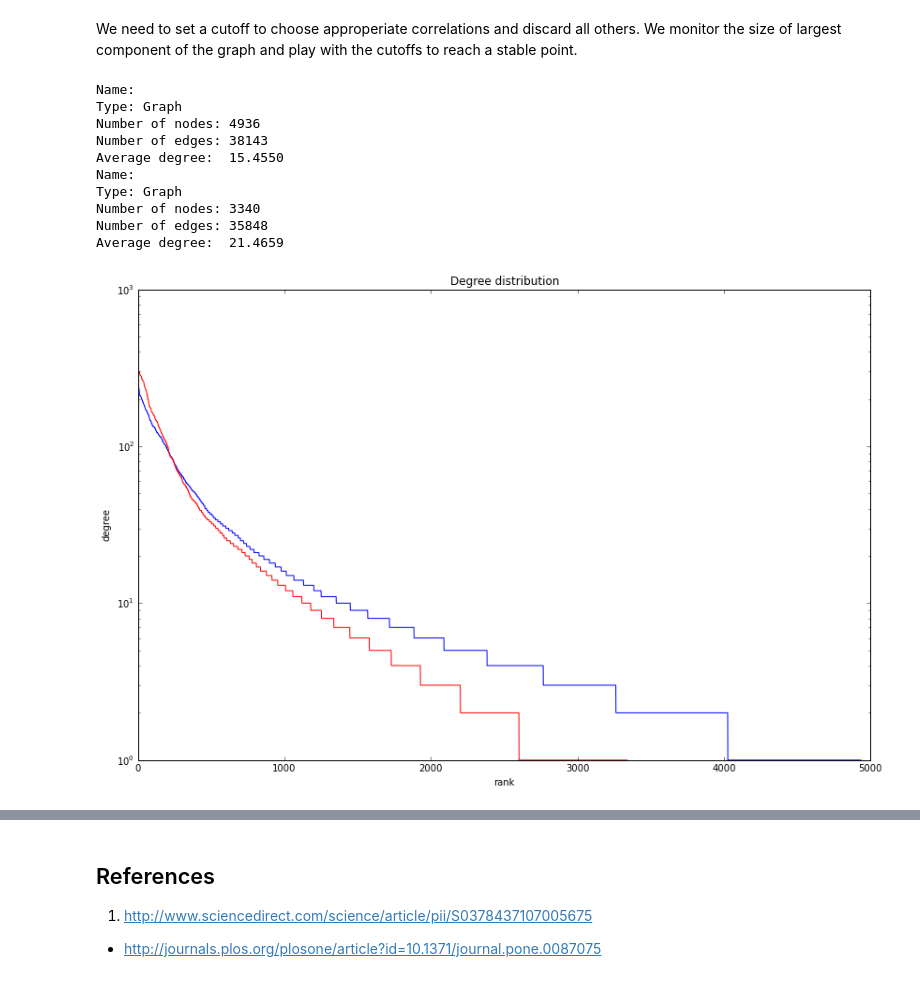
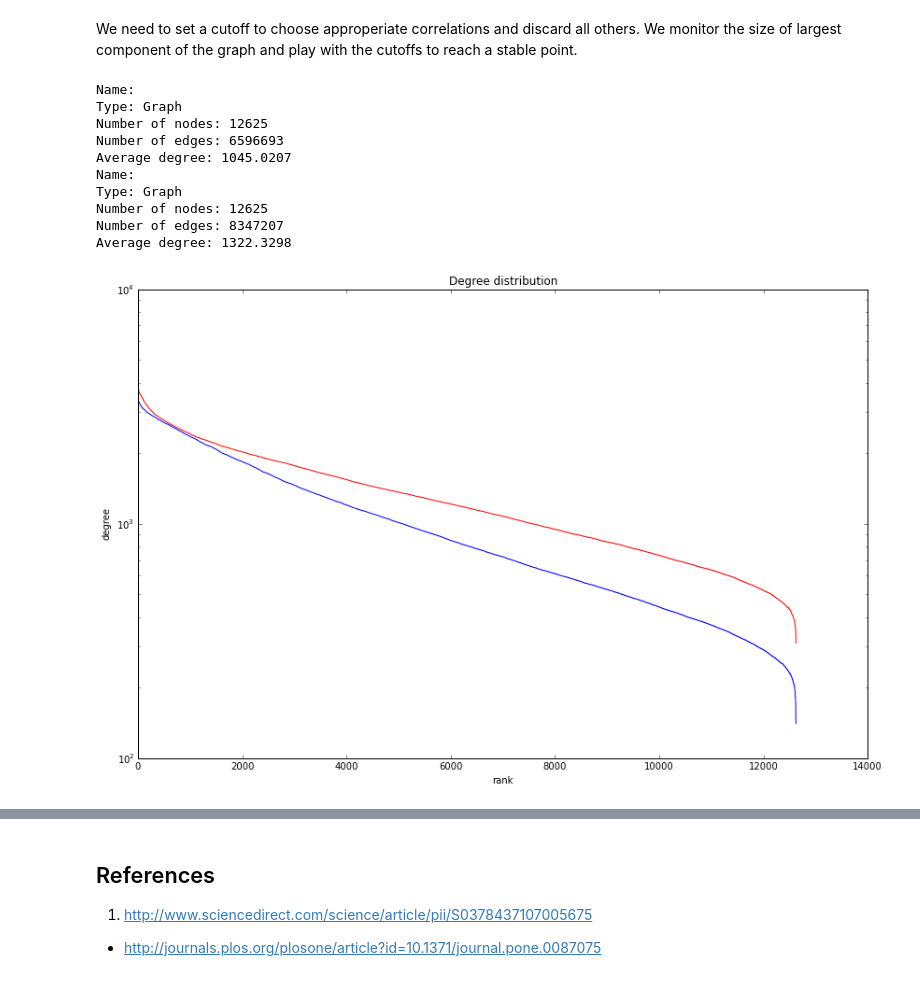
Before and after one commit to milani/cancer, a Jupyter notebook: gene-co-expression-network-construction.ipynb, the cells around one changed output, grey strips where cells are left out. Drawn from its saved outputs; the diff is of its cells as text; code cells hidden in the pictures.

```diff
--- a/gene-co-expression-network-construction.ipynb
+++ b/gene-co-expression-network-construction.ipynb
@@ -128,11 +151,11 @@ for (p,c) in itertools.product(pvalue_cuts,corr_cuts):
     print (p,c)
     print(tumor_gc.size())
 # %%
-normal_graph,normal_adj = network(normal_rs,normal_pvalue,p=0.2,corr=0.85)
-normal_gc = max(nx.connected_component_subgraphs(normal_graph), key=len)
+normal_graph,normal_adj = network(normal_rs,normal_pvalue,p=0.05,corr=0.5)
+#normal_gc = max(nx.connected_component_subgraphs(normal_graph), key=len)
 
-tumor_graph,tumor_adj = network(tumor_rs,tumor_pvalue,p=0.2,corr=0.6)
-tumor_gc = max(nx.connected_component_subgraphs(tumor_graph), key=len)
+tumor_graph,tumor_adj = network(tumor_rs,tumor_pvalue,p=0.05,corr=0.25)
+#tumor_gc = max(nx.connected_component_subgraphs(tumor_graph), key=len)
 # %%
 nx.write_weighted_edgelist(normal_graph,"normal-graph.edges")
 nx.write_weighted_edgelist(tumor_graph,"tumor-graph.edges")
@@ -141,31 +164,31 @@ nx.write_gml(tumor_graph,"tumor-graph.gml")
 # %%
 %matplotlib inline
 import matplotlib.pyplot as plt
 fig = plt.figure()
 fig.set_size_inches(14, 9)
 
-normal_degree_seq=sorted(nx.degree(normal_gc).values(),reverse=True)
-tumor_degree_seq=sorted(nx.degree(tumor_gc).values(),reverse=True)
+normal_degree_seq=sorted(nx.degree(normal_graph).values(),reverse=True)
+tumor_degree_seq=sorted(nx.degree(tumor_graph).values(),reverse=True)
 plt.semilogy(normal_degree_seq,color='blue')
 plt.title("Degree distribution")
 plt.ylabel("degree")
 plt.xlabel("rank")
 plt.semilogy(tumor_degree_seq,color='red')
 
-print nx.info(normal_gc)
-print nx.info(tumor_gc)
+print nx.info(normal_graph)
+print nx.info(tumor_graph)
 # %% [output]
 Name:
 Type: Graph
-Number of nodes: 4936
-Number of edges: 38143
-Average degree:  15.4550
+Number of nodes: 12625
+Number of edges: 6596693
+Average degree: 1045.0207
 Name:
 Type: Graph
-Number of nodes: 3340
-Number of edges: 35848
-Average degree:  21.4659
+Number of nodes: 12625
+Number of edges: 8347207
+Average degree: 1322.3298
-[figure, old version]
+[figure, new version]
 # %%
 pos=nx.spring_layout(normal_graph,weight=None)
 # %%
```
Also changed, not shown: parts of 9 cells of this notebook, 2 other files.
